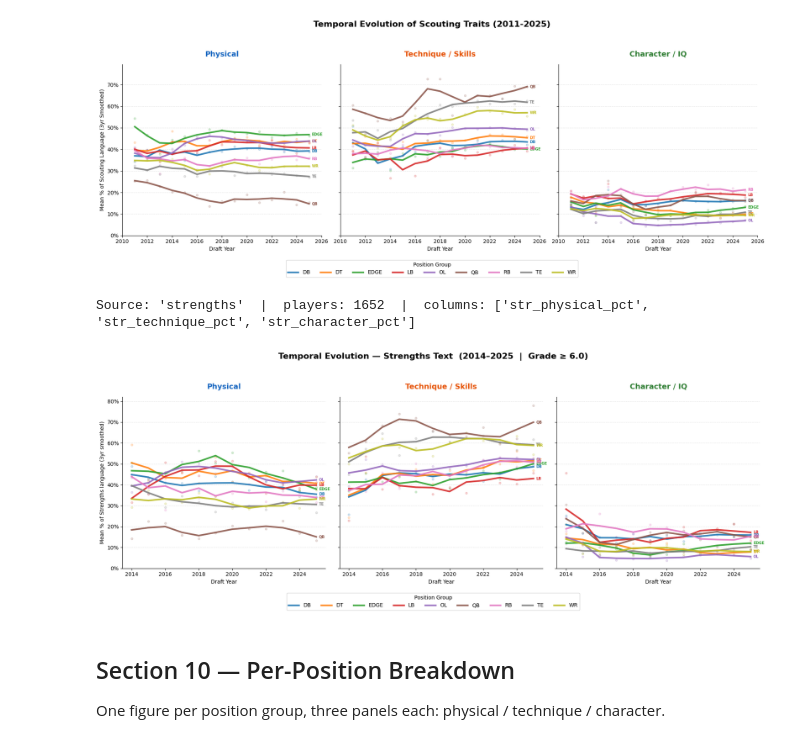
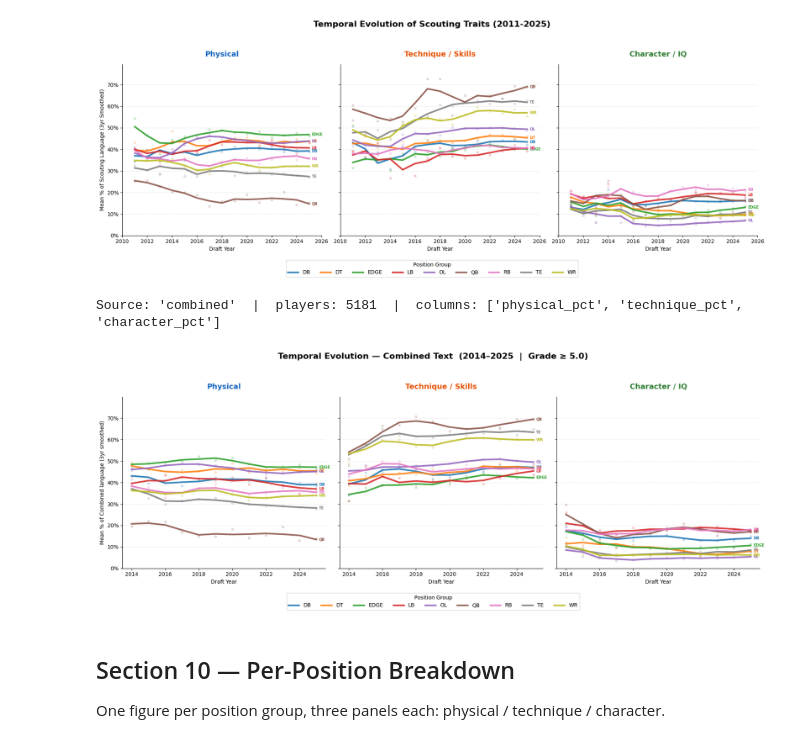
Before and after one commit to samuelfraley-bse/nfl-draft-nlp, a Jupyter notebook: notebooks/pillar_scoring_tokens.ipynb, the cells around one changed output. Drawn from its saved outputs; the diff is of its cells as text; code cells hidden in the pictures.

```diff
--- a/notebooks/pillar_scoring_tokens.ipynb
+++ b/notebooks/pillar_scoring_tokens.ipynb
@@ -1281,9 +1281,9 @@ import matplotlib.pyplot as plt
 import matplotlib.ticker as mtick
 
 # ── TOGGLE SETTINGS ───────────────────────────────────────────────────────────
-TEXT_SOURCE = 'strengths'   # 'combined' | 'strengths' | 'weaknesses'
+TEXT_SOURCE = 'combined'   # 'combined' | 'strengths' | 'weaknesses'
 YEAR_RANGE  = (2014, 2025)
-MIN_GRADE   = 6.0
+MIN_GRADE   = 5.0
 # ─────────────────────────────────────────────────────────────────────────────
 
 # Map toggle → column prefix
@@ -1347,35 +1347,35 @@ for ax, col, title, accent in zip(axes, BIN_COLS_SRC, BIN_TITLES, BIN_COLORS):
         ax.scatter(sub['year'], sub[col], color=pg_colors[pg], s=15, alpha=0.2)
 
         last = sub.iloc[-1]
         ax.annotate(pg, xy=(last['year'], last[smooth_col]),
                     xytext=(5, 0), textcoords='offset points',
                     fontsize=7, va='center', color=pg_colors[pg], fontweight='bold')
 
     ax.set_title(title, fontsize=14, fontweight='bold', color=accent, pad=15)
     ax.set_xlabel('Draft Year', fontsize=10)
     if ax == axes[0]:
         ax.set_ylabel(f'Mean % of {TEXT_SOURCE.title()} language (3yr smoothed)', fontsize=10)
 
     ax.yaxis.set_major_formatter(mtick.FuncFormatter(lambda x, _: f'{x:.0f}%'))
     ax.set_xticks(range(YEAR_RANGE[0], YEAR_RANGE[1] + 1, 2))
     ax.grid(True, axis='y', linestyle='--', alpha=0.3)
     ax.spines[['top', 'right']].set_visible(False)
     ax.set_ylim(0, global_max * 1.15)
 
 handles, labels = axes[0].get_legend_handles_labels()
 fig.legend(handles, labels, title='Position Group', loc='lower center',
            ncol=len(pos_groups), bbox_to_anchor=(0.5, -0.1), frameon=True)
 
 plt.suptitle(
     f'Temporal Evolution — {TEXT_SOURCE.title()} Text  '
     f'({YEAR_RANGE[0]}–{YEAR_RANGE[1]}  |  Grade ≥ {MIN_GRADE})',
     fontsize=16, fontweight='bold', y=1.05,
 )
 plt.tight_layout()
 plt.show()
 # %% [output]
-Source: 'strengths'  |  players: 1652  |  columns: ['str_physical_pct', 'str_technique_pct', 'str_character_pct']
+Source: 'combined'  |  players: 5181  |  columns: ['physical_pct', 'technique_pct', 'character_pct']
-[figure, old version]
+[figure, new version]
 # %% [markdown]
 ## Section 10 — Per-Position Breakdown
 
```
Also changed, not shown: 2 other files.
